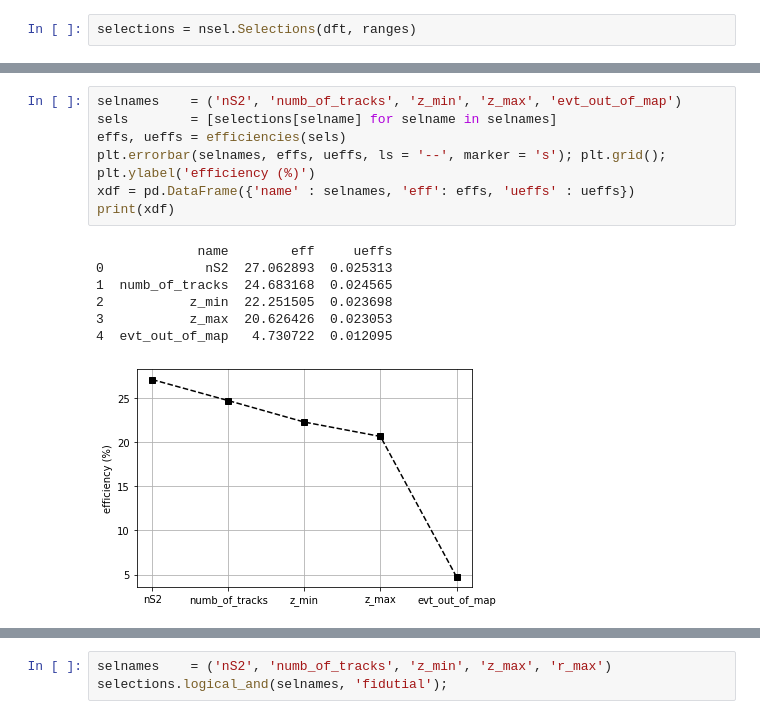
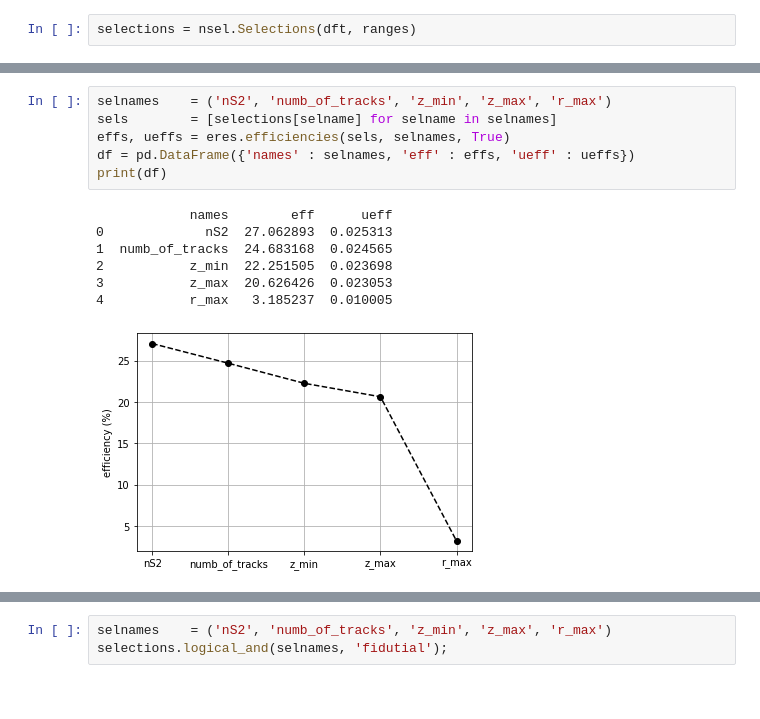
Before and after one commit to jahernando/next, a Jupyter notebook: NB/eres/energy_resolution_demo.ipynb, the cells around one changed output, grey strips where cells are left out. Cells and saved outputs as stored; diff of their text form.

```diff
--- a/NB/eres/energy_resolution_demo.ipynb
+++ b/NB/eres/energy_resolution_demo.ipynb
@@ -100,15 +92,14 @@ def efficiencies(sels):
 # %%
-selnames    = ('nS2', 'numb_of_tracks', 'z_min', 'z_max', 'evt_out_of_map')
+selnames    = ('nS2', 'numb_of_tracks', 'z_min', 'z_max', 'r_max')
 sels        = [selections[selname] for selname in selnames]
-effs, ueffs = efficiencies(sels)
-plt.errorbar(selnames, effs, ueffs, ls = '--', marker = 's'); plt.grid(); plt.ylabel('efficiency (%)')
-xdf = pd.DataFrame({'name' : selnames, 'eff': effs, 'ueffs' : ueffs})
-print(xdf)
+effs, ueffs = eres.efficiencies(sels, selnames, True)
+df = pd.DataFrame({'names' : selnames, 'eff' : effs, 'ueff' : ueffs})
+print(df)
 # %% [output]
-             name        eff     ueffs
+            names        eff      ueff
 0             nS2  27.062893  0.025313
 1  numb_of_tracks  24.683168  0.024565
 2           z_min  22.251505  0.023698
 3           z_max  20.626426  0.023053
-4  evt_out_of_map   4.730722  0.012095
+4           r_max   3.185237  0.010005
-[figure, old version]
+[figure, new version]
```
Also changed, not shown: parts of 29 cells of this notebook.
